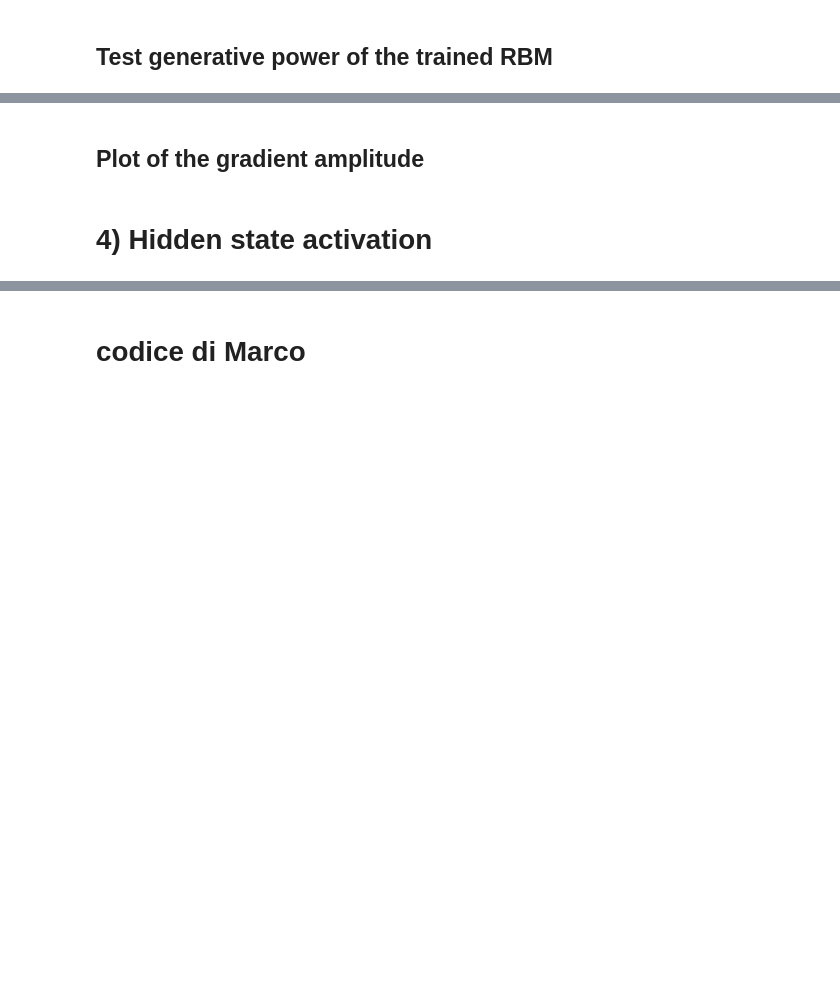
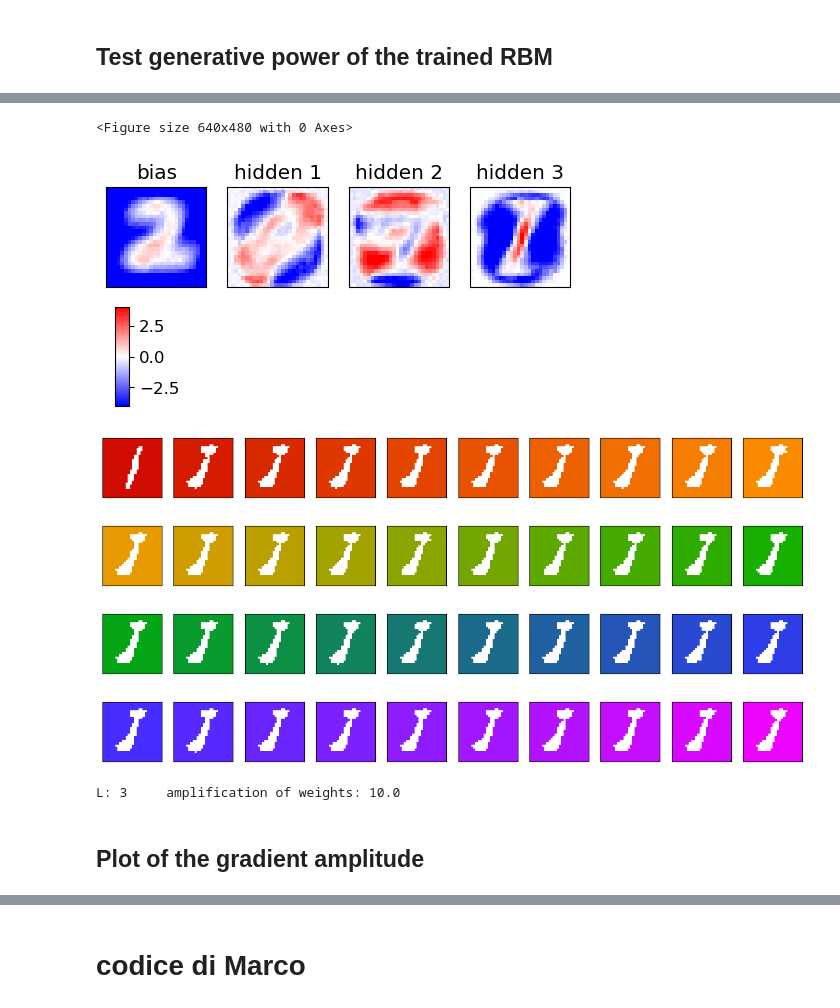
Before and after one commit to FrancescoLR02/LCP-Mod-B-Exercises, a Jupyter notebook: ex2_RBM/RBM_2025_MNIST.ipynb, the cells around one changed output, grey strips where cells are left out. Saved outputs shown, nothing was run; the diff lists cells and outputs as text; code cells hidden in the pictures; blank space fills up the shorter version.

```diff
--- a/ex2_RBM/RBM_2025_MNIST.ipynb
+++ b/ex2_RBM/RBM_2025_MNIST.ipynb
@@ -862,37 +893,49 @@ plt.show()
 # %%
-aE = np.load('SingleTrain/a_RBM_3_3_2_RMSprop_0.05-0.05_Ep150_Mini20_reg0.001_0313_1046.npy')
-bE = np.load('SingleTrain/b_RBM_3_3_2_RMSprop_0.05-0.05_Ep150_Mini20_reg0.001_0313_1046.npy')
-wE = np.load('SingleTrain/w_RBM_3_3_2_RMSprop_0.05-0.05_Ep150_Mini20_reg0.001_0313_1046.npy')
+#Loading all the file in the folder and, from all, take the last one (chronologically)
+aE = list(LoadData('a', 'SingleTrain').values())[-1]
+bE = list(LoadData('b', 'SingleTrain').values())[-1]
+wE = list(LoadData('w', 'SingleTrain').values())[-1]
+
+
+
 
 ee=-1
 NN=200
 traj_x,traj_z = np.zeros((NN+2,D)), np.zeros((NN+2,L))
 xf=np.copy(data[np.random.randint(Nd)])
 traj_x[0]=np.copy(xf)
 
 # AF: multiply weights and biases by a number >1 to achieve a more deterministic behavior,
 # equivalent to lower the temperature in a Boltzmann weight -> select lowest energies
 # Note: here, this is done in the negative CD step only
 AF=10.
 
 for t in range(NN):
     t1=t+1
     # positive CD phase: generating fantasy zf from fantasy xf
     zf = CD_step(xf,1*wE[ee],1*bE[ee],POTTS=POTTS)
     traj_z[t] = np.copy(zf)
     # negative CD pzase: generating fantasy xf from fantasy zf
     xf = CD_step(zf,AF*wE[ee].T,AF*aE[ee])
     traj_x[t1] = np.copy(xf)
 
 
 plot_weights_bias(wE, aE, 150, L, cols=3, save=False)
 
 col0,col1,col2,col3,col4=(0.8,0,0,1),(1,0.6,0,1),(0,.7,0,1),(0.2,0.2,1,1),(1,0,1,1)
 show_MNIST(traj_x[0:],Nex=10,colors=(col0,col1))
 show_MNIST(traj_x[10:],Nex=10,colors=(col1,col2))
 show_MNIST(traj_x[20:],Nex=10,colors=(col2,col3))
 show_MNIST(traj_x[40:],Nex=10,colors=(col3,col4))
 print("L:",L,"    amplification of weights:",AF )
+# %% [output]
+<Figure size 640x480 with 0 Axes>
+[figure, added]
+[figure, added]
+[figure, added]
+[figure, added]
+[figure, added]
+L: 3     amplification of weights: 10.0
 # %% [markdown]
 ## Plot of the gradient amplitude
 # %%
@@ -940,5 +977,3 @@ fname=make_fname("grad")
 fig.savefig(fname,dpi=200,bbox_inches='tight',pad_inches=0.02, transparent=False)
 plt.show()
 print(fname)
-# %% [markdown]
-# 4) Hidden state activation
```
Also changed, not shown: parts of 20 cells of this notebook, 15 other files.
